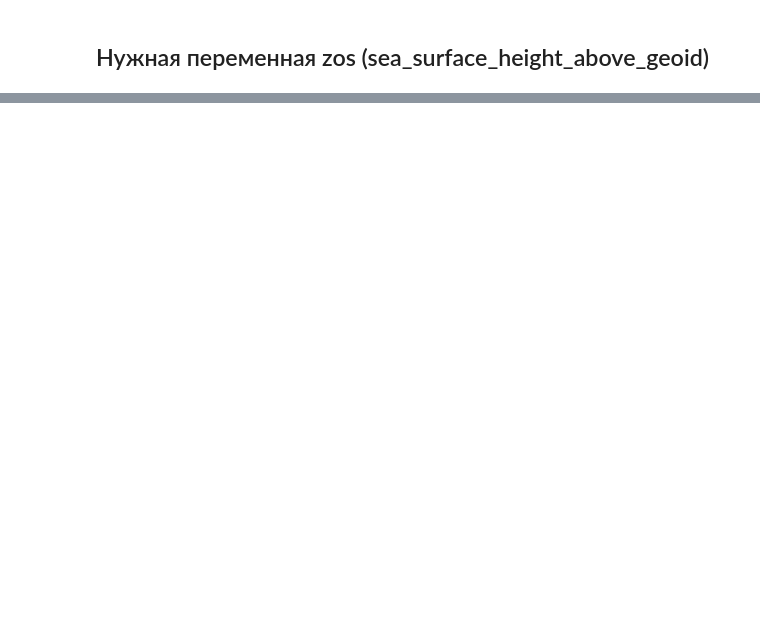
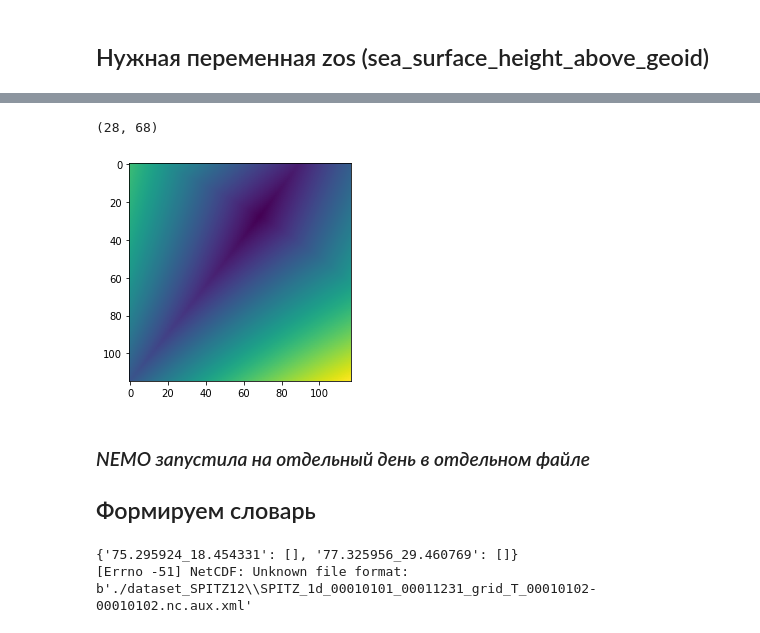
Before and after one commit to ChrisLisbon/ITMO_master_degree_classes, a Jupyter notebook: Research_work(NEMO)/timeline_forming_NEMO_SPITZ12.ipynb, the cells around one changed output, grey strips where cells are left out. Cells and saved outputs as stored; diff of their text form; code cells hidden in the pictures; blank space fills up the shorter version.

```diff
--- a/Research_work(NEMO)/timeline_forming_NEMO_SPITZ12.ipynb
+++ b/Research_work(NEMO)/timeline_forming_NEMO_SPITZ12.ipynb
@@ -35,0 +26,67 @@ filling on
+# %%
+def idx_by_2coord(coordinate, lat_array, lon_array):
+    # делаем один двумерный массив, в котором каждая ячейка содержит и широту и долготу
+    coord_array=np.concatenate((np.array([np.ravel(lat_array)]).T, np.array([np.ravel(lon_array)]).T), axis=1)
+    # переворачиваем его к исходной форме
+    coord_array=np.reshape(coord_array, (lat_array.shape[0],lat_array.shape[1], 2))
+    # вычитаем из каждой координаты нашу координату
+    dif=np.abs(coord_array-coordinate)
+    # суммируем модули отклонения по обеим координатам
+    dis=np.sum(dif, axis=2)
+
+    #plt.imshow(dis) # центр "крестика" и есть наша точка
+
+    # извлекаем индекс центра "крестика"
+    geo_idx = np.unravel_index(dis.argmin(), dis.shape)
+    return geo_idx
+# %%
+idx_by_2coord([75.295924, 18.454331], np.array(ds['nav_lat']), np.array(ds['nav_lon']))
+# %% [output]
+(28, 68)
+[figure, added]
+# %% [markdown]
+### *NEMO запустила на отдельный день в отдельном файле*
+
+## Формируем словарь
+# %%
+coordinates_from_map={'lat':[75.295924, 77.325956],
+                      'lon':[18.454331, 29.460769]}
+
+dates_list=[]
+names_dict={}
+
+for i in range (len(coordinates_from_map['lat'])):
+    name=str(coordinates_from_map['lat'][i])+'_'+str(coordinates_from_map['lon'][i])
+    names_dict[name]=[]
+print(names_dict)
+
+for file in os.listdir(nemo_data_folder):
+    #print(file)
+    try:
+        ds = nc.Dataset(os.path.join(nemo_data_folder, file))
+    except Exception as e:
+        print(e)
+        pass
+    date='2'+file.split('_')[-1].split('-')[-2][1:]
+
+    dates_list.append(date)
+
+    for i in range (len(coordinates_from_map['lat'])):
+
+        sea_level=np.array(ds['zos'][:, :, :])[0]
+
+        in_lat = coordinates_from_map['lat'][i]
+        in_lon = coordinates_from_map['lon'][i]
+
+        lats = np.array(ds['nav_lat'])
+        lons = np.array(ds['nav_lon'])
+
+        idx = idx_by_2coord([in_lat, in_lon], lats, lons)
+
+        value=sea_level[idx[0], idx[1]]
+        name=str(coordinates_from_map['lat'][i])+'_'+str(coordinates_from_map['lon'][i])
+        names_dict[name].append(value)
+names_dict['dates']=dates_list
+# %% [output]
+{'75.295924_18.454331': [], '77.325956_29.460769': []}
+[Errno -51] NetCDF: Unknown file format: b'./dataset_SPITZ12\\SPITZ_1d_00010101_00011231_grid_T_00010102-00010102.nc.aux.xml'
```
Also changed, not shown: parts of 6 cells of this notebook, 2 other files.
